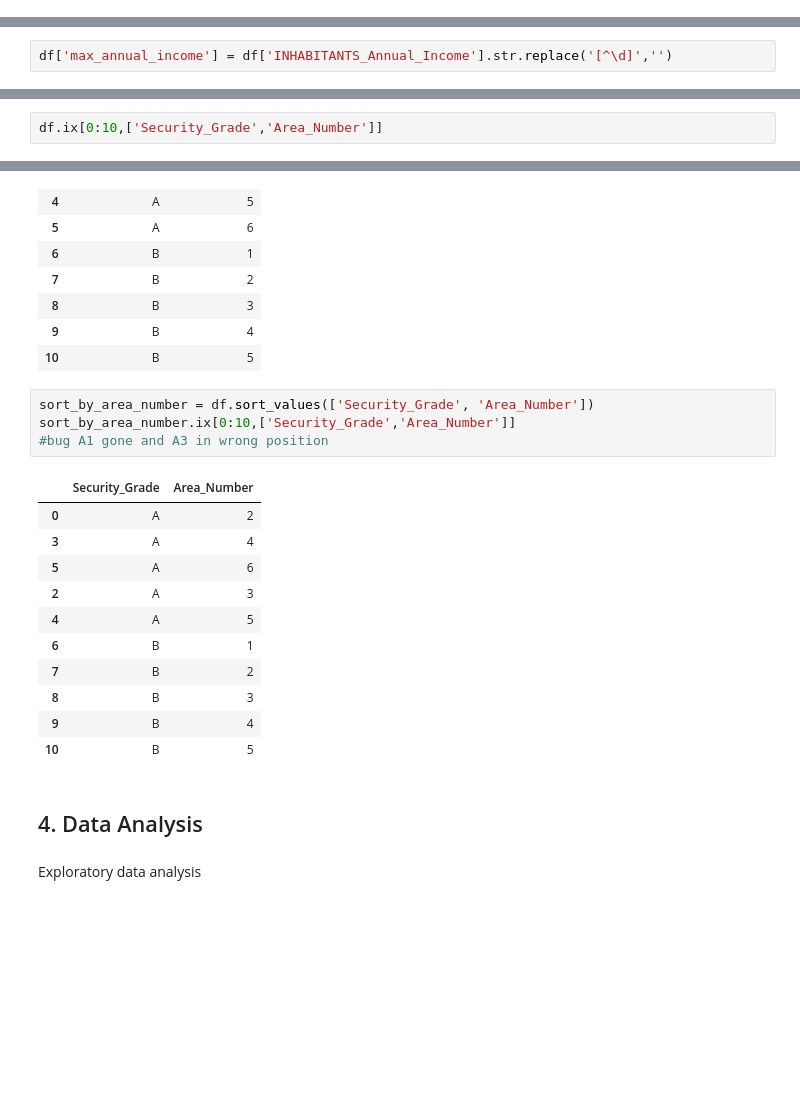
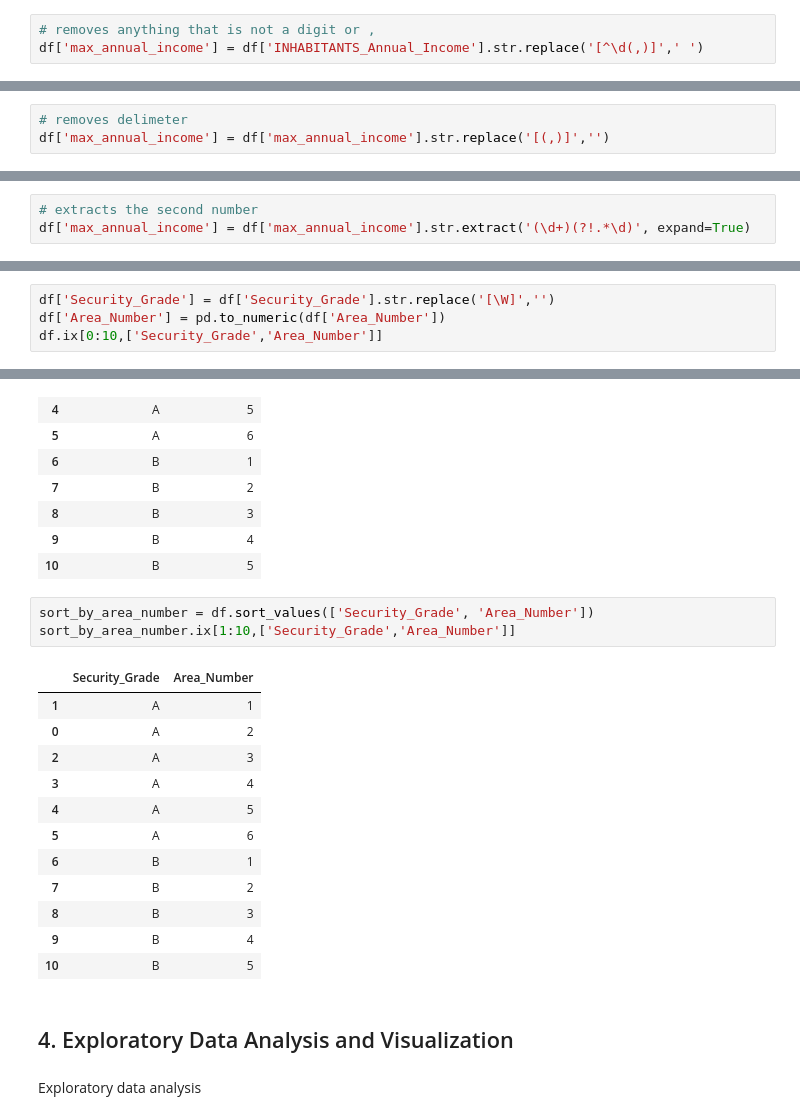
Before and after one commit to umd-cases/dcic_baltimore-notebook, a Jupyter notebook: baltimore_redlining_notebook/notebook/Baltimore .ipynb, the cells around one changed output, grey strips where cells are left out. Drawn from its saved outputs; the diff is of its cells as text; blank space fills up the shorter version.

```diff
--- a/baltimore_redlining_notebook/notebook/Baltimore .ipynb
+++ b/baltimore_redlining_notebook/notebook/Baltimore .ipynb
@@ -387,3 +378,6 @@ df['max_annual_income'] = df['INHABITANTS_Annual_Income'].str.extract('(\d+)(?!.
+# %%
+# removes anything that is not a digit or ,
+df['max_annual_income'] = df['INHABITANTS_Annual_Income'].str.replace('[^\d(,)]',' ')
 # %%
 df.ix[0:7,['max_annual_income']]
 # %% [output]
@@ -397,4 +391,5 @@ df.ix[0:7,['max_annual_income']]
 | 6 | 4000 |
 | 7 | 5000 |
 # %%
-df['max_annual_income'] = df['INHABITANTS_Annual_Income'].str.replace('[^\d]','')
+# removes delimeter
+df['max_annual_income'] = df['max_annual_income'].str.replace('[(,)]','')
@@ -421,0 +408,3 @@ df.ix[0:15,['max_annual_income']]
+# %%
+# extracts the second number
+df['max_annual_income'] = df['max_annual_income'].str.extract('(\d+)(?!.*\d)', expand=True)
@@ -446,6 +447,8 @@ Name: INHABITANTS_Population_Increase, dtype: object
 # %% [markdown]
 ### Sorting and Grouping
 # %%
+df['Security_Grade'] = df['Security_Grade'].str.replace('[\W]','')
+df['Area_Number'] = pd.to_numeric(df['Area_Number'])
 df.ix[0:10,['Security_Grade','Area_Number']]
 # %% [output]
 |  | Security_Grade | Area_Number |
@@ -462,22 +465,22 @@ df.ix[0:10,['Security_Grade','Area_Number']]
 | 10 | B | 5 |
 # %%
 sort_by_area_number = df.sort_values(['Security_Grade', 'Area_Number'])
-sort_by_area_number.ix[0:10,['Security_Grade','Area_Number']]
-#bug A1 gone and A3 in wrong position
+sort_by_area_number.ix[1:10,['Security_Grade','Area_Number']]
 # %% [output]
 |  | Security_Grade | Area_Number |
+| 1 | A | 1 |
 | 0 | A | 2 |
+| 2 | A | 3 |
 | 3 | A | 4 |
+| 4 | A | 5 |
 | 5 | A | 6 |
-| 2 | A | 3 |
-| 4 | A | 5 |
 | 6 | B | 1 |
 | 7 | B | 2 |
 | 8 | B | 3 |
 | 9 | B | 4 |
 | 10 | B | 5 |
 # %% [markdown]
-## 4. Data Analysis
+## 4. Exploratory Data Analysis and Visualization
 # %% [markdown]
 Exploratory data analysis
 # %%
```
Also changed, not shown: parts of 14 cells of this notebook.
